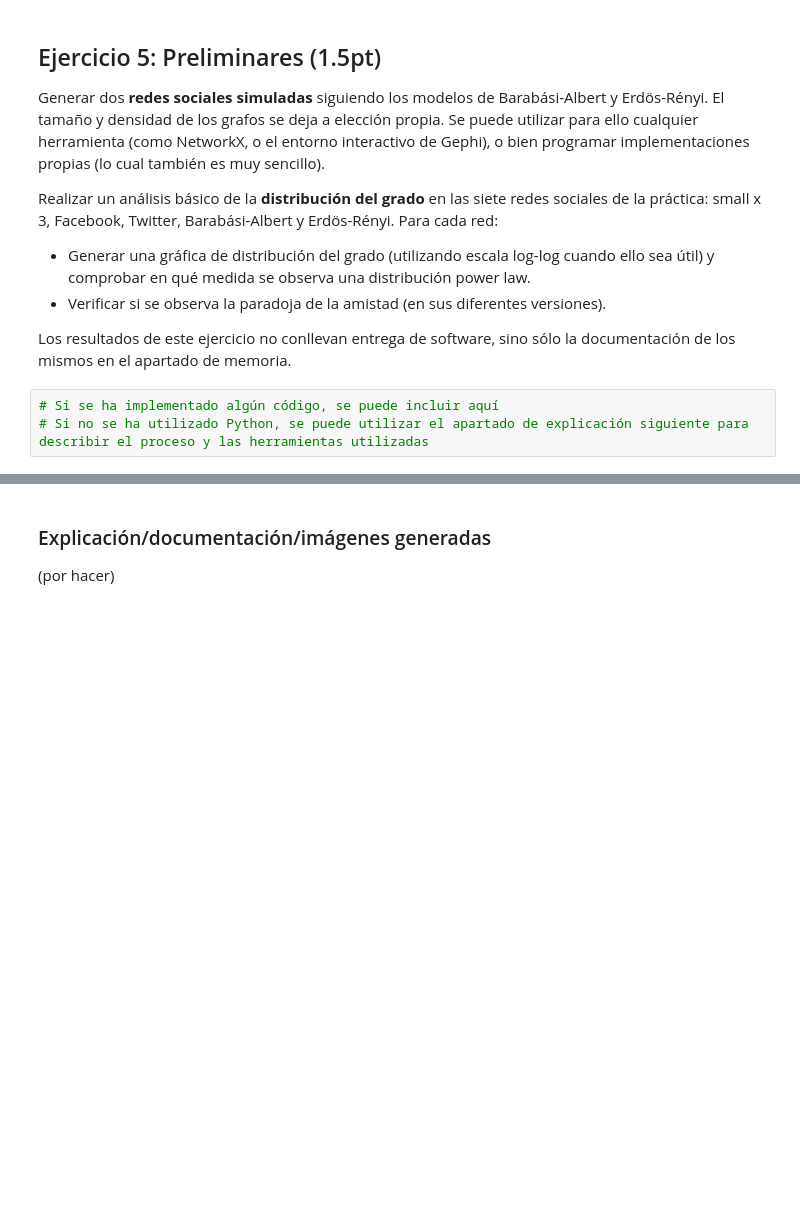
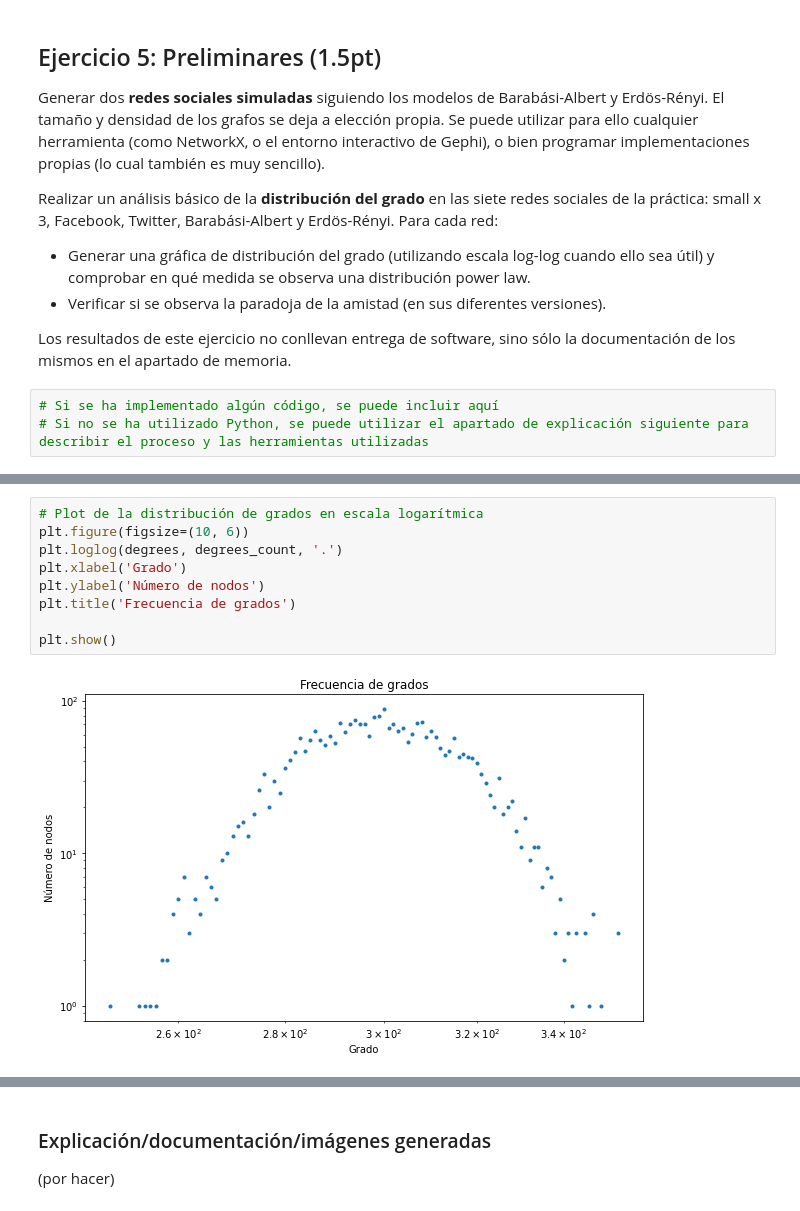
Before and after one commit to anamarsabi/bminf, a Jupyter notebook: practica-3/P3-SNA.ipynb, the cells around one changed output, grey strips where cells are left out. Saved outputs shown, nothing was run; the diff lists cells and outputs as text; blank space fills up the shorter version.

```diff
--- a/practica-3/P3-SNA.ipynb
+++ b/practica-3/P3-SNA.ipynb
@@ -132,0 +324,11 @@ plt.show()
+# %%
+# Plot de la distribución de grados en escala logarítmica
+plt.figure(figsize=(10, 6))
+plt.loglog(degrees, degrees_count, '.')
+plt.xlabel('Grado')
+plt.ylabel('Número de nodos')
+plt.title('Frecuencia de grados')
+
+plt.show()
+# %% [output]
+[figure, added]
```
Also changed, not shown: parts of 12 cells of this notebook.
